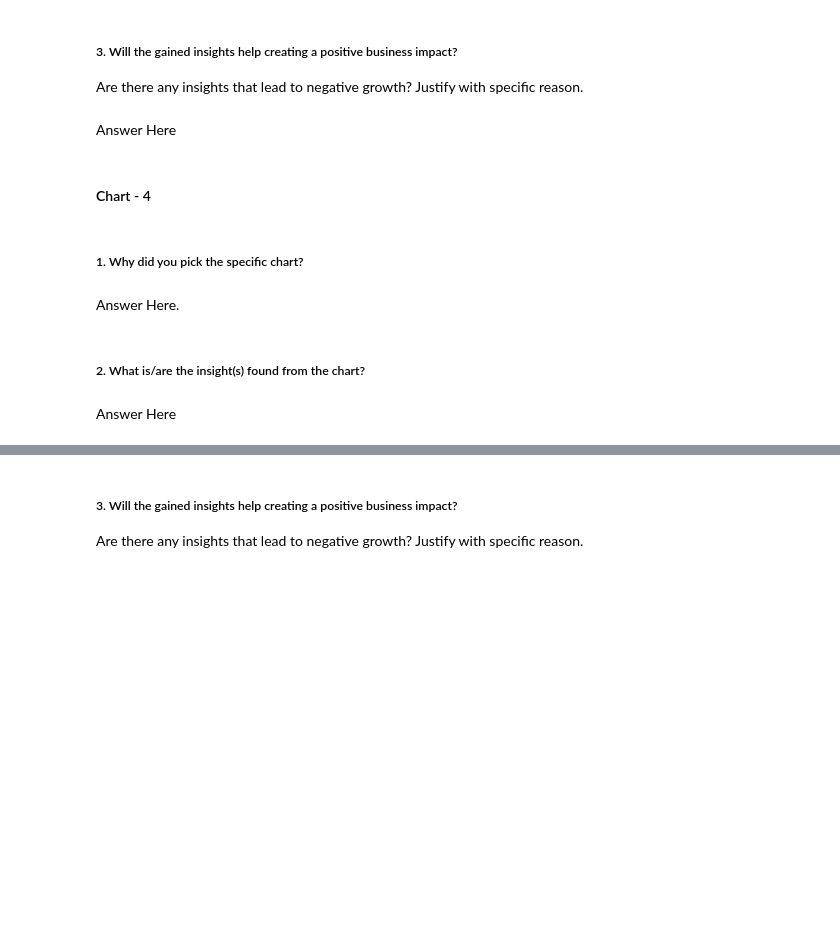
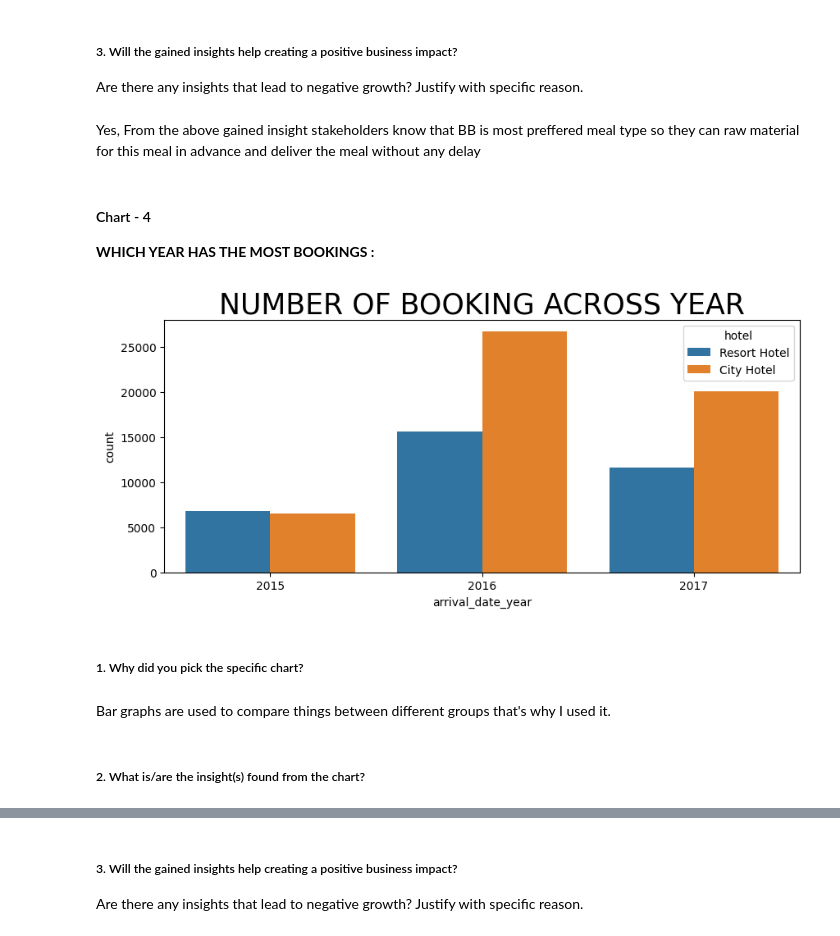
Before and after one commit to dipali-solake/EDA-PROJECT-Hotel-booking, a Jupyter notebook: EDA_Submission_Hotel_Booking.ipynb, the cells around one changed output, grey strips where cells are left out. Saved outputs shown, nothing was run; the diff lists cells and outputs as text; code cells hidden in the pictures; blank space fills up the shorter version.

```diff
--- a/EDA_Submission_Hotel_Booking.ipynb
+++ b/EDA_Submission_Hotel_Booking.ipynb
@@ -542,7 +583,8 @@ Answer Here
 # %% [markdown]
 ##### 3. Will the gained insights help creating a positive business impact?
 Are there any insights that lead to negative growth? Justify with specific reason.
-# %% [markdown]
-Answer Here
+# %% [markdown]
+Yes, From the above gained insight stakeholders know that BB is most preffered meal type so they can raw material for this meal in advance and deliver the meal without any delay
 # %% [markdown]
 #### Chart - 4
+**WHICH YEAR HAS THE MOST BOOKINGS :**
@@ -551,8 +591,14 @@ Answer Here
+# %%
+# Chart - 4 visualization code
+plt.figure(figsize=(10,4))
+sns.countplot(x=df1['arrival_date_year'],hue=df1['hotel'])
+plt.title("NUMBER OF BOOKING ACROSS YEAR",fontsize=25)
+plt.show()
+# %% [output]
+[figure, added]
 # %% [markdown]
 ##### 1. Why did you pick the specific chart?
-# %% [markdown]
-Answer Here.
+# %% [markdown]
+Bar graphs are used to compare things between different groups that's why I used it.
 # %% [markdown]
 ##### 2. What is/are the insight(s) found from the chart?
-# %% [markdown]
-Answer Here
```
Also changed, not shown: parts of 45 cells of this notebook.
